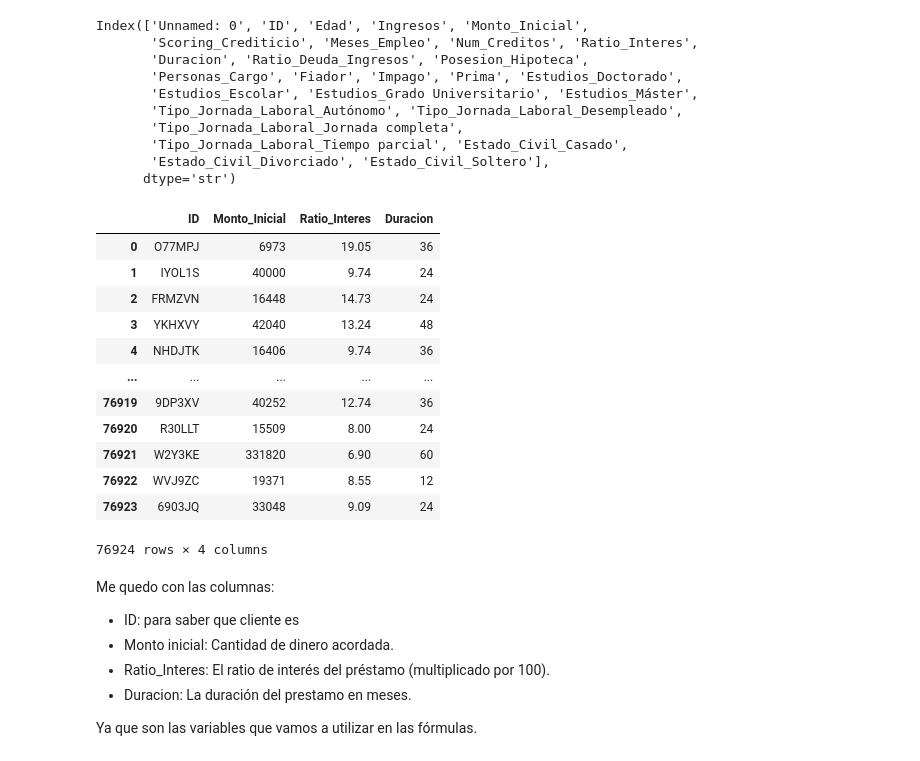
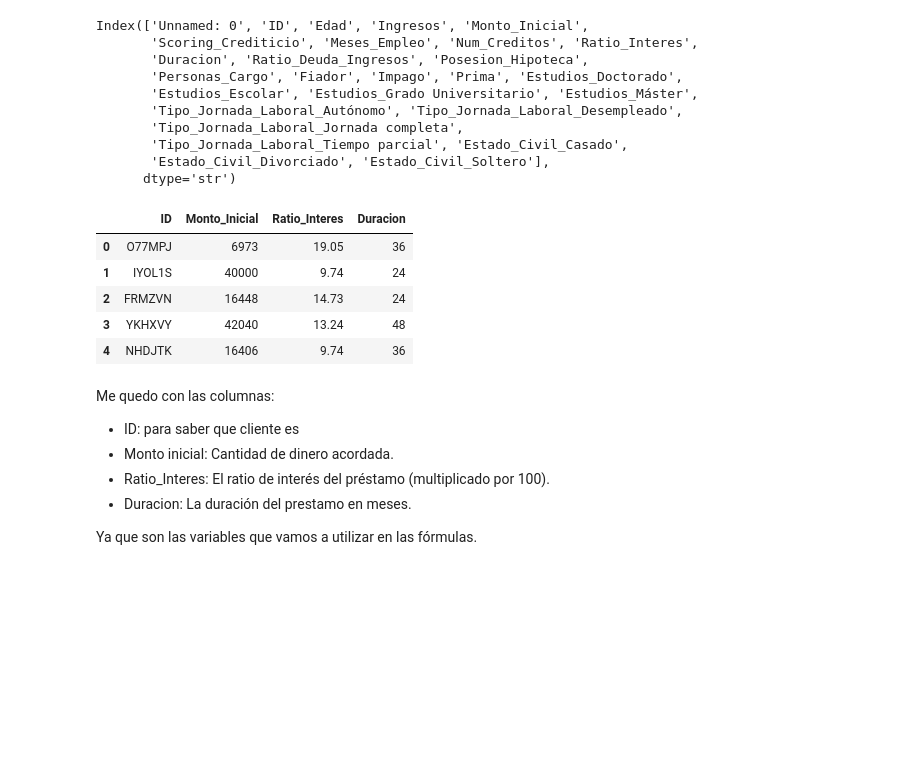
Before and after one commit to agarazelaiaviudez-wq/RETO_5_AMARILLO, a Jupyter notebook: finanzas_punto1.ipynb, the cells around one changed output. Cells and saved outputs as stored; diff of their text form; code cells hidden in the pictures; blank space fills up the shorter version.

```diff
--- a/finanzas_punto1.ipynb
+++ b/finanzas_punto1.ipynb
@@ -35,23 +41,16 @@ Index(['Unnamed: 0', 'ID', 'Edad', 'Ingresos', 'Monto_Inicial',
        'Estado_Civil_Divorciado', 'Estado_Civil_Soltero'],
       dtype='str')
 # %%
-df = df_todo[['ID', 'Monto_Inicial', 'Ratio_Interes', 'Duracion']]
+df = df_todo[['ID', 'Monto_Inicial', 'Ratio_Interes', 'Duracion']].copy()
-# %%
-df.copy()
-# %% [output]
-|  | ID | Monto_Inicial | Ratio_Interes | Duracion |
-| 0 | O77MPJ | 6973 | 19.05 | 36 |
-| 1 | IYOL1S | 40000 | 9.74 | 24 |
-| 2 | FRMZVN | 16448 | 14.73 | 24 |
-| 3 | YKHXVY | 42040 | 13.24 | 48 |
-| 4 | NHDJTK | 16406 | 9.74 | 36 |
-| ... | ... | ... | ... | ... |
-| 76919 | 9DP3XV | 40252 | 12.74 | 36 |
-| 76920 | R30LLT | 15509 | 8.00 | 24 |
-| 76921 | W2Y3KE | 331820 | 6.90 | 60 |
-| 76922 | WVJ9ZC | 19371 | 8.55 | 12 |
-| 76923 | 6903JQ | 33048 | 9.09 | 24 |
-76924 rows × 4 columns
+# %%
+df.head()
+# %% [output]
+|  | ID | Monto_Inicial | Ratio_Interes | Duracion |
+| 0 | O77MPJ | 6973 | 19.05 | 36 |
+| 1 | IYOL1S | 40000 | 9.74 | 24 |
+| 2 | FRMZVN | 16448 | 14.73 | 24 |
+| 3 | YKHXVY | 42040 | 13.24 | 48 |
+| 4 | NHDJTK | 16406 | 9.74 | 36 |
 # %% [markdown]
 Me quedo con las columnas:
 - ID: para saber que cliente es
```
Also changed, not shown: parts of 25 cells of this notebook.
